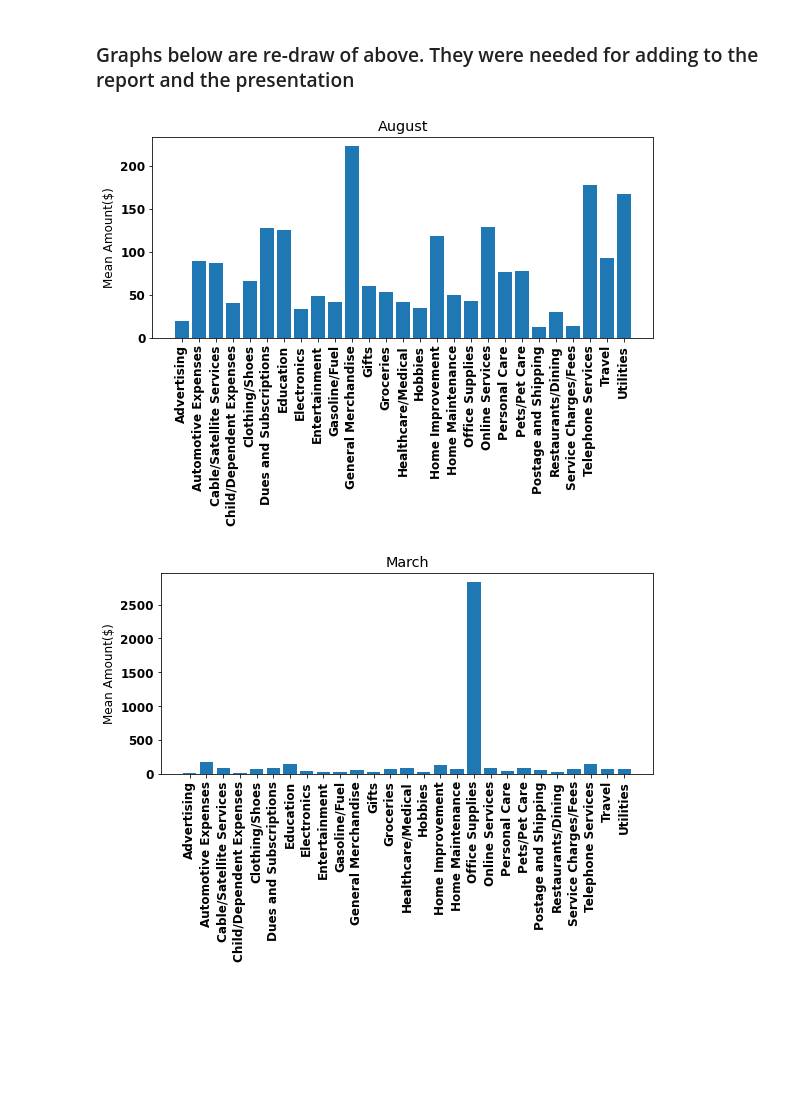
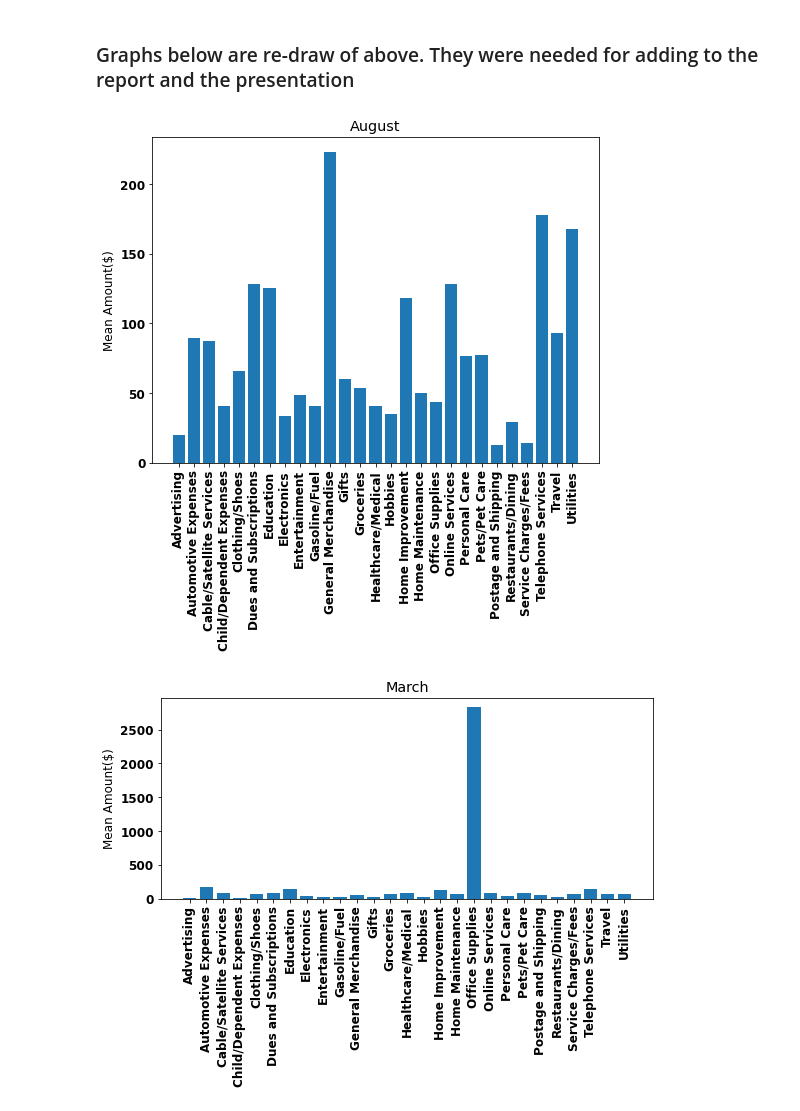
Before and after one commit to fariha23/recommendation_system_creditcard, a Jupyter notebook: notebooks/EDA/EDA.ipynb, the cells around one changed output. Saved outputs shown, nothing was run; the diff lists cells and outputs as text; code cells hidden in the pictures; blank space fills up the shorter version.

Commit message:
Fixed_a_few_repeatable_code_Restructured_helper_files_Added_ReadMes

```diff
--- a/notebooks/EDA/EDA.ipynb
+++ b/notebooks/EDA/EDA.ipynb
@@ -23,6 +20,20 @@ PATH=os.path.abspath(PROJ_ROOT)
+# %%
+#Files and paths doo-dahs
+
+ROOT_DIR = os.path.normpath(os.getcwd() + os.sep + os.pardir + os.sep + os.pardir) #change it to dir where Data folder is
+path=os.path.join(ROOT_DIR,'Data')
+
+datafile='anon_transactions.json'# use the filename that your data file is named.
+PATH_TO_DATA=os.path.join(path,datafile)
+
+dataframe_out='eda_final_df.csv' #This is the file name you want to give to the dataframe which will be final after data wrangling and will be used in future notebooks
+PATH_TO_OUT_DATAFRAME=os.path.join(path,dataframe_out)
+
+cwd = os.getcwd()
+pathfig=os.path.join(cwd,'Figures')
 # %%
 #creating df from json file and changing df['date'] to datetime type
 
-df=pd.read_json('anon_transactions.json', orient='records')
+df=pd.read_json(PATH_TO_DATA, orient='records')
 df['date']=pd.to_datetime(df['date'], format='%Y-%m-%d')
-df.info()
+##df.info()
@@ -748,11 +746,10 @@ memory usage: 5.2+ MB
 # %%
 fig, ax =plt.subplots(1,1)
 fig.set_size_inches(8, 6, forward=True)
 catPerMonthGraph2(8,df1,ax)
-plt.tight_layout()
-fig.savefig('August-MeanAmt')
+fig.savefig(os.path.join(pathfig,'August-MeanAmt'))
 # %% [output]
-[figure, old version]
+[figure, new version]
 # %%
 fig, ax =plt.subplots(1,1)
 fig.set_size_inches(8, 6, forward=True)
```
Also changed, not shown: parts of 18 cells of this notebook, 19 other files.
